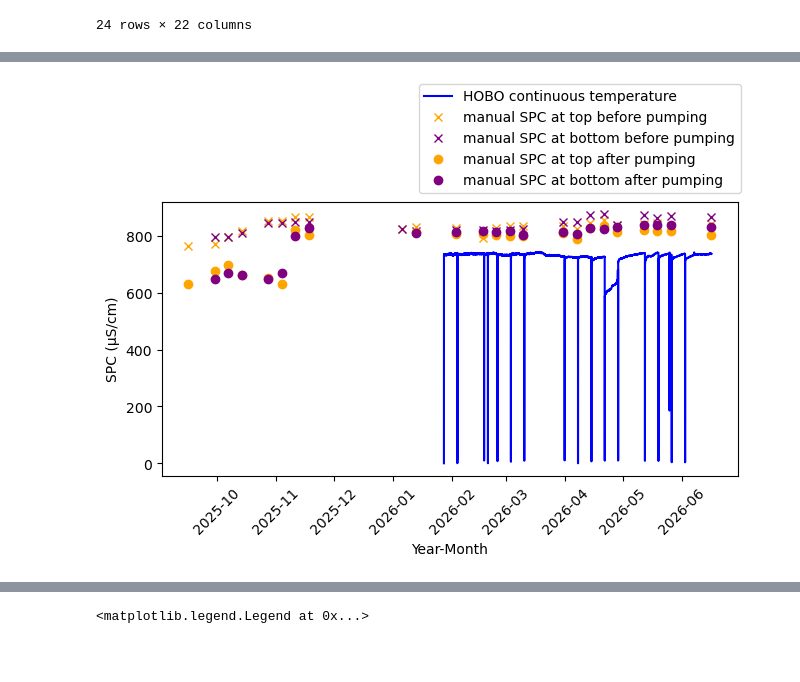
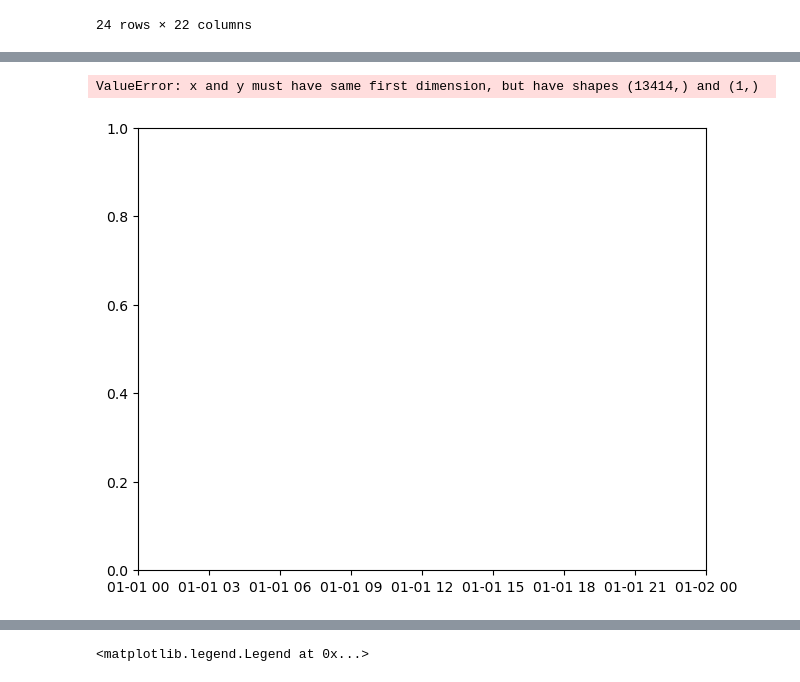
Before and after one commit to sauron-245/summer_26, a Jupyter notebook: summer 2026/SPC_bell2026.ipynb, the cells around one changed output, grey strips where cells are left out. Cells and saved outputs as stored; diff of their text form; code cells hidden in the pictures; blank space fills up the shorter version.

Commit message:
filtered data but not plotted

```diff
--- a/summer 2026/SPC_bell2026.ipynb
+++ b/summer 2026/SPC_bell2026.ipynb
@@ -90,3 +65,6 @@ mandf
 24 rows × 22 columns
 # %%
 #filtering the data to remove the spikes, which are the result of removing the hobo from the well during manual measurements
+filteredhobo = hampel(hobodf["Specific Conductivity (W-CT 22414702), µS/cm"], window_size=3, n_sigma=3.0)
+
+print(filteredhobo.filtered_data)
@@ -93,32 +84,33 @@ mandf
 # %%
 hobodf = pd.read_csv("P1_All_6.16.csv")
 hobodf["Date-Time (CST/CDT)"] = pd.to_datetime(hobodf["Date-Time (CST/CDT)"])
 mandf = pd.read_csv("Well_Sampling_Data_P1.csv")
 mandf["Date"] = pd.to_datetime(mandf["Date"])
 
 hobodate = hobodf["Date-Time (CST/CDT)"]
 hoboSPC = hobodf["Specific Conductivity (W-CT 22414702), µS/cm"]
 
 fig, ax = plt.subplots(layout='constrained')
-ax.plot(hobodate, hoboSPC, color="blue", label = "HOBO continuous temperature")
+ax.plot(hobodate, filteredhobo, color="blue", label = "HOBO continuous temperature")
 ax.plot(mandf.Date, mandf.loc[:,"SPC top before"], 'x', color = "orange", label = "manual SPC at top before pumping")
 ax.plot(mandf.Date, mandf.loc[:,"SPC bottom before"], 'x', color = "purple", label = "manual SPC at bottom before pumping")
 ax.plot(mandf.Date, mandf.loc[:,"SPC top after"], 'o', color = "orange", label = "manual SPC at top after pumping")
 ax.plot(mandf.Date, mandf.loc[:,"SPC bottom after"], 'o', color = "purple", label = "manual SPC at bottom after pumping")
 plt.xticks(rotation=45)
 plt.xlabel("Year-Month")
 plt.ylabel("SPC (µS/cm)")
 
 #code below places legend outside graph, but squishes it
 #plt.legend(bbox_to_anchor=(1.05, 0.5), loc="center left")
 
 #code below places legend on graph and covers some of the data
 #ax.legend(loc="lower left")
 
 #code below puts legend outside of graph, squishes it down, but is not awful
 fig.legend(loc='outside upper right')
 #ax.legend(handles = [hobo, temptb, tempbb, tempta, tempba], labels = ["HOBO continuous data", "field data at top before pumping", "field data at bottom before pumping", "field data at top after pumping", "field data at bottom after pumping"])
 
 plt.show()
 # %% [output]
+ValueError: x and y must have same first dimension, but have shapes (13414,) and (1,)
-[figure, old version]
+[figure, new version]
```
Also changed, not shown: parts of 4 cells of this notebook.
